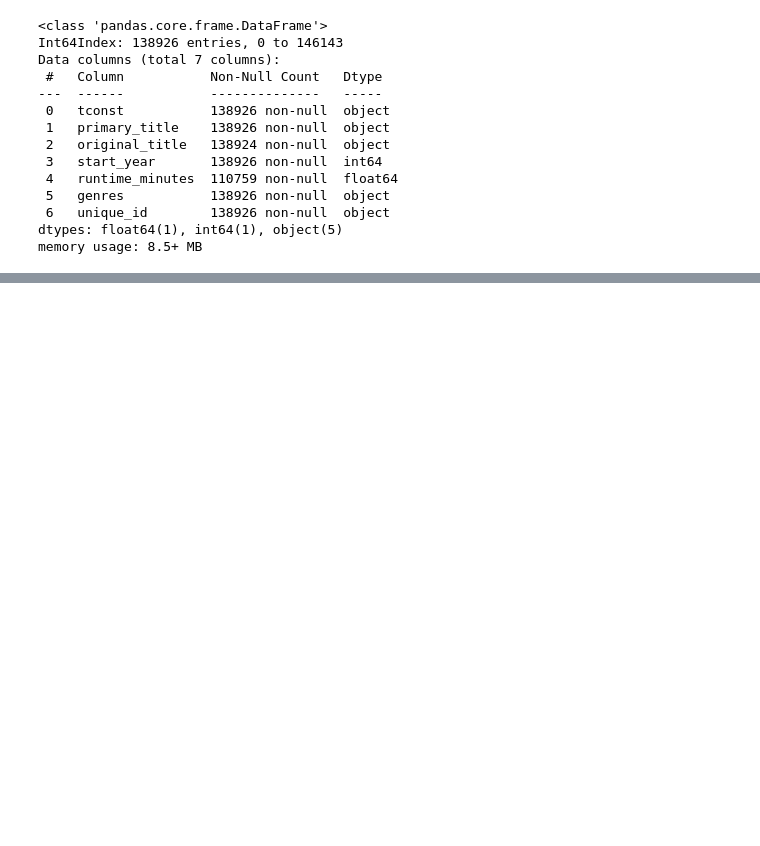
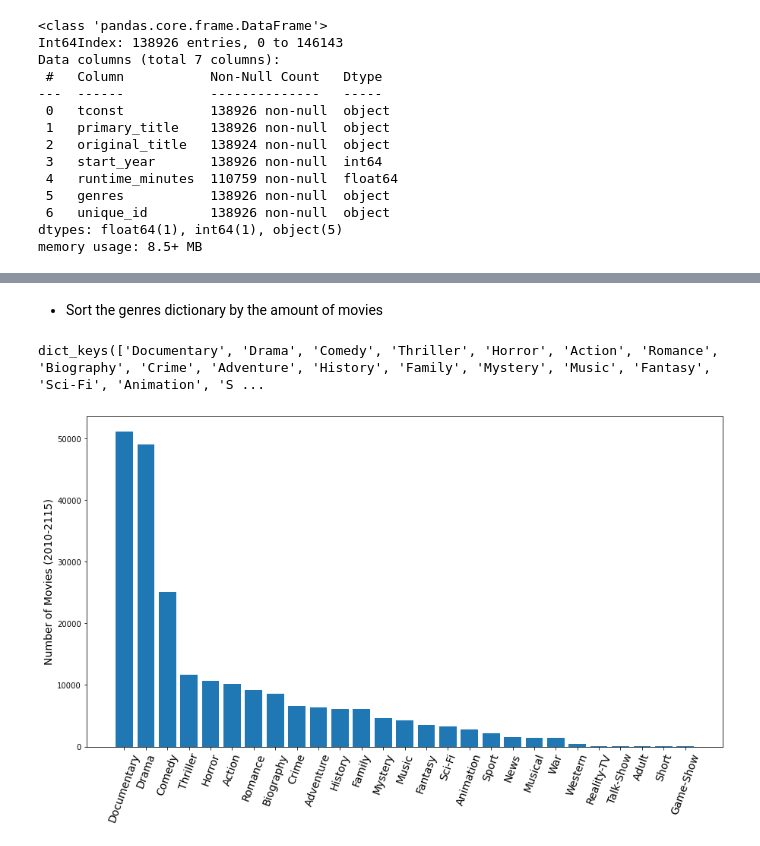
Before and after one commit to JCherryA050/phase_1_project, a Jupyter notebook: working_notebooks/project_notebook_ajc.ipynb, the cells around one changed output, grey strips where cells are left out. Cells and saved outputs as stored; diff of their text form; code cells hidden in the pictures; blank space fills up the shorter version.

```diff
--- a/working_notebooks/project_notebook_ajc.ipynb
+++ b/working_notebooks/project_notebook_ajc.ipynb
@@ -431,0 +453,32 @@ imdb_title_df[genre]
+# %%
+genres_dict = dict(zip(unique_genres,np.zeros(len(unique_genres))))
+# %%
+for index, row in imdb_title_df.iterrows():
+    for genre in genres_dict:
+        if genre in row.genres:
+            genres_dict[genre] += 1
+# %% [markdown]
+- Sort the genres dictionary by the amount of movies
+# %%
+genres_dict = {k: v for k, v in sorted(genres_dict.items(), key=lambda item: item[1],reverse=True)}
+# %%
+genres_dict.keys()
+# %% [output]
+dict_keys(['Documentary', 'Drama', 'Comedy', 'Thriller', 'Horror', 'Action', 'Romance', 'Biography', 'Crime', 'Adventure', 'History', 'Family', 'Mystery', 'Music', 'Fantasy', 'Sci-Fi', 'Animation', 'S ...
+# %%
+fig,ax = plt.subplots(figsize=(15,8))
+ax.bar(list(genres_dict.keys()),genres_dict.values())
+ax.set_ylabel('Number of Movies (2010-2115)',Fontsize=14)
+# ax.spines['bottom'].set_color('white')
+# ax.spines['top'].set_color('white')
+# ax.spines['left'].set_color('white')
+# ax.spines['right'].set_color('white')
+# ax.yaxis.label.set_color('white')
+# ax.tick_params(axis='x', colors='white')
+# ax.yaxis.label.set_color('white')
+# ax.tick_params(axis='y', colors='white')
+ax.set_xticklabels(list(genres_dict.keys()), rotation = 70, Fontsize=14);
+
+fig.savefig('../images/number of movies by genre.png')
+# %% [output]
+[figure, added]
```
Also changed, not shown: parts of 7 cells of this notebook, 3 other files.
